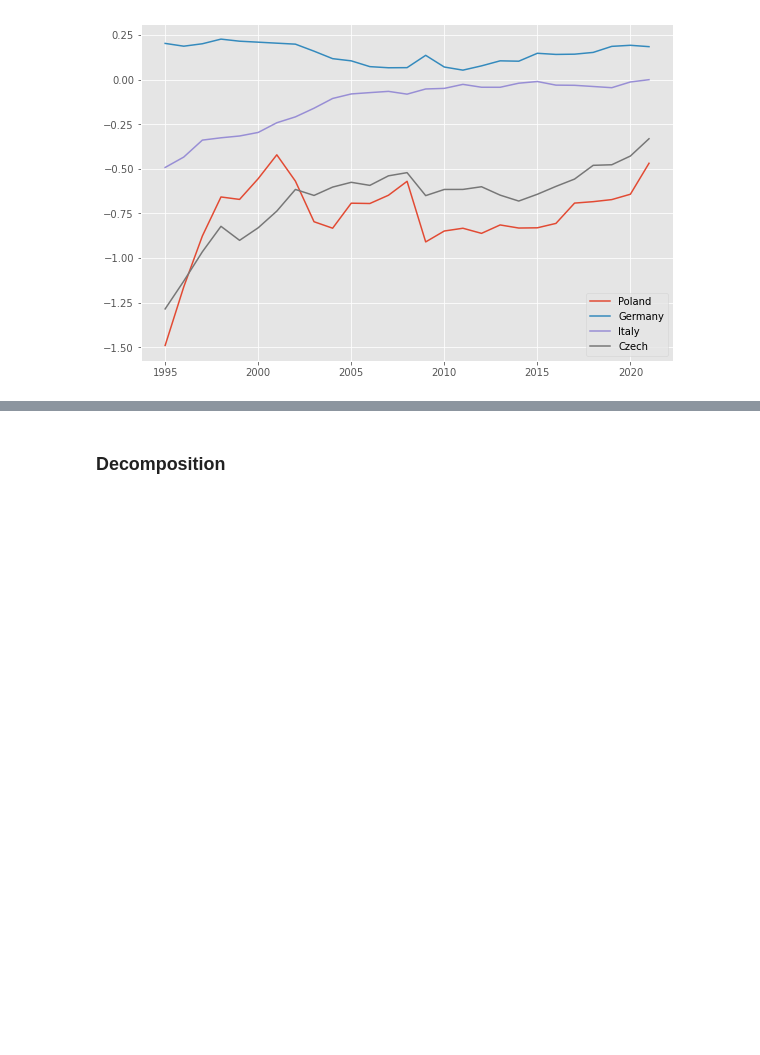
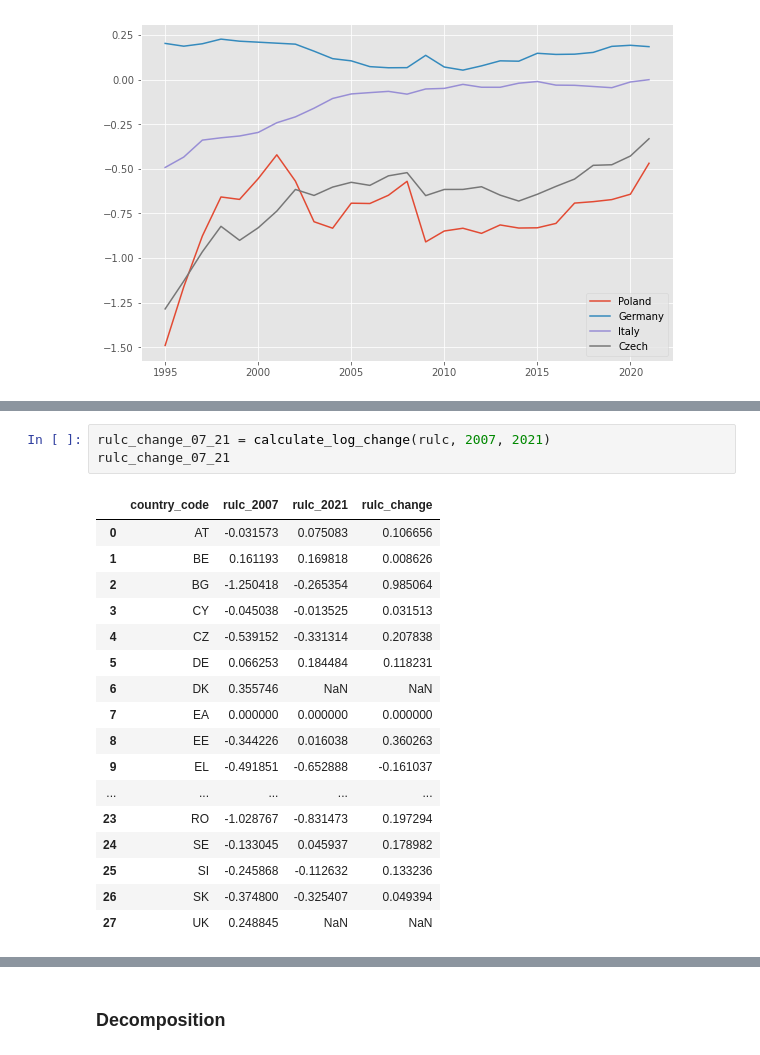
Before and after one commit to JanPintera/cee_competitiveness, a Jupyter notebook: RULC_decomposition.ipynb, the cells around one changed output, grey strips where cells are left out. Cells and saved outputs as stored; diff of their text form; blank space fills up the shorter version.

```diff
--- a/RULC_decomposition.ipynb
+++ b/RULC_decomposition.ipynb
@@ -273,0 +372,21 @@ with plt.style.context('ggplot'):
+# %%
+rulc_change_07_21 = calculate_log_change(rulc, 2007, 2021)
+rulc_change_07_21
+# %% [output]
+|  | country_code | rulc_2007 | rulc_2021 | rulc_change |
+| 0 | AT | -0.031573 | 0.075083 | 0.106656 |
+| 1 | BE | 0.161193 | 0.169818 | 0.008626 |
+| 2 | BG | -1.250418 | -0.265354 | 0.985064 |
+| 3 | CY | -0.045038 | -0.013525 | 0.031513 |
+| 4 | CZ | -0.539152 | -0.331314 | 0.207838 |
+| 5 | DE | 0.066253 | 0.184484 | 0.118231 |
+| 6 | DK | 0.355746 | NaN | NaN |
+| 7 | EA | 0.000000 | 0.000000 | 0.000000 |
+| 8 | EE | -0.344226 | 0.016038 | 0.360263 |
+| 9 | EL | -0.491851 | -0.652888 | -0.161037 |
+| ... | ... | ... | ... | ... |
+| 23 | RO | -1.028767 | -0.831473 | 0.197294 |
+| 24 | SE | -0.133045 | 0.045937 | 0.178982 |
+| 25 | SI | -0.245868 | -0.112632 | 0.133236 |
+| 26 | SK | -0.374800 | -0.325407 | 0.049394 |
+| 27 | UK | 0.248845 | NaN | NaN |
```
Also changed, not shown: parts of 25 cells of this notebook.
